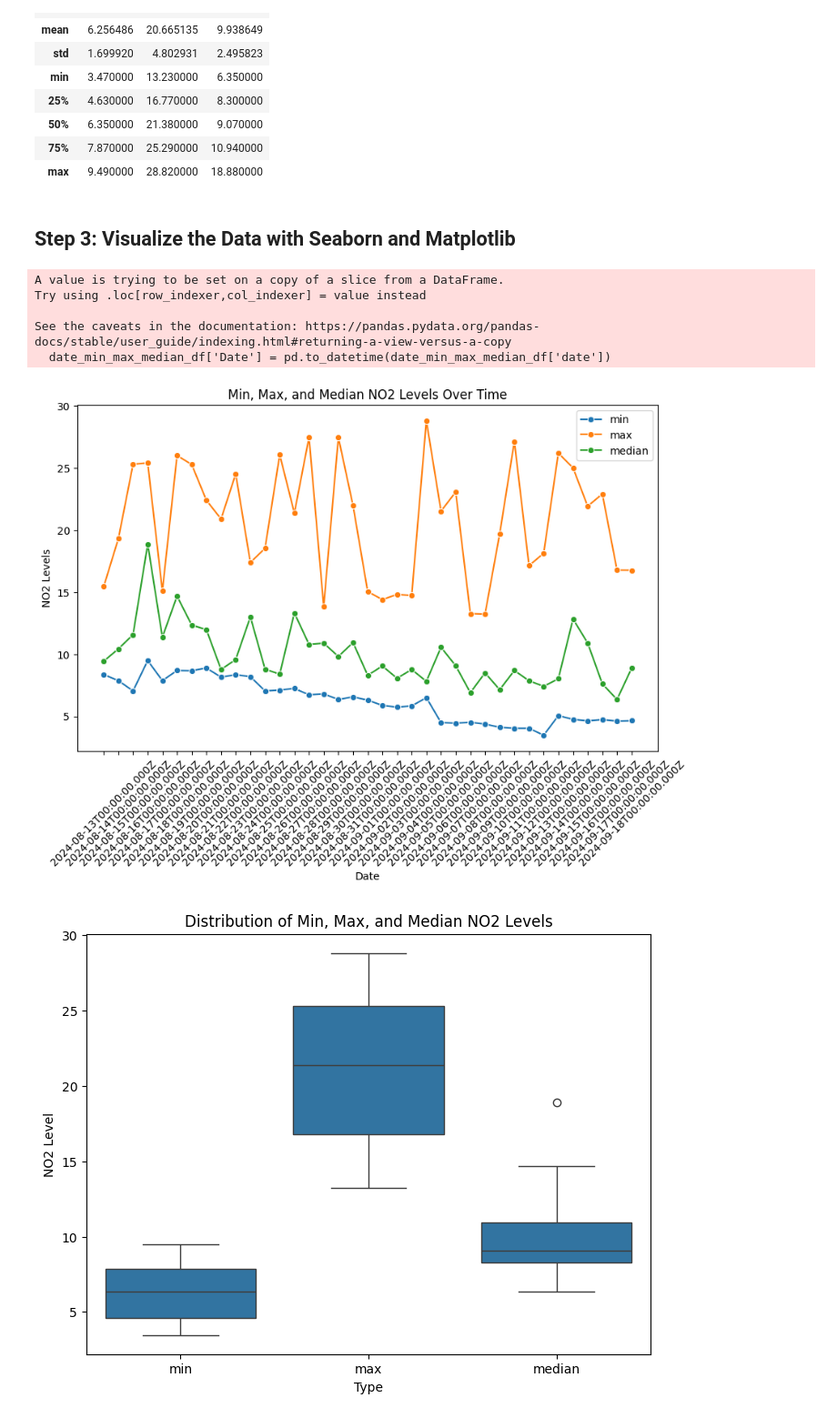
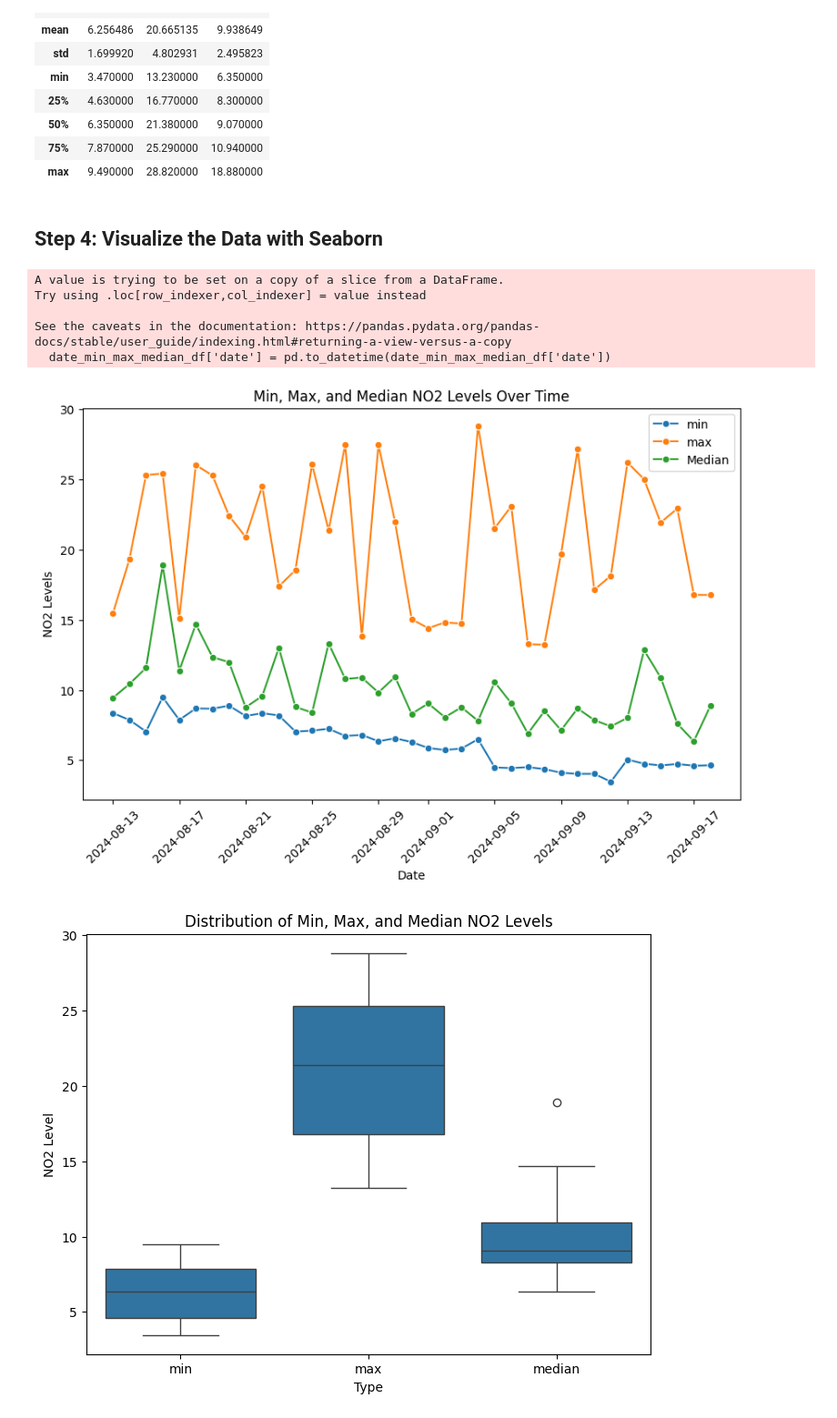
Before and after one commit to Speerfish/AQI, a Jupyter notebook: json_parsing_and_visualization-NO2-CSV.ipynb, the cells around one changed output. Shown at 91% size. Cells and saved outputs as stored; diff of their text form; code cells hidden in the pictures.

```diff
--- a/json_parsing_and_visualization-NO2-CSV.ipynb
+++ b/json_parsing_and_visualization-NO2-CSV.ipynb
@@ -77,28 +65,28 @@ summary_stats
 | 75% | 7.870000 | 25.290000 | 10.940000 |
 | max | 9.490000 | 28.820000 | 18.880000 |
 # %% [markdown]
-## Step 3: Visualize the Data with Seaborn and Matplotlib
+## Step 4: Visualize the Data with Seaborn
 # %%
 # Convert the Date column to datetime format
-date_min_max_median_df['Date'] = pd.to_datetime(date_min_max_median_df['date'])
+date_min_max_median_df['date'] = pd.to_datetime(date_min_max_median_df['date'])
 
 # Plot the Min, Max, and Median values over time
 plt.figure(figsize=(10, 6))
 sns.lineplot(x='date', y='min', data=date_min_max_median_df, marker='o', label='min')
 sns.lineplot(x='date', y='max', data=date_min_max_median_df, marker='o', label='max')
 sns.lineplot(x='date', y='median', data=date_min_max_median_df, marker='o', label='Median')
 plt.title('Min, Max, and Median NO2 Levels Over Time')
 plt.xlabel('Date')
 plt.ylabel('NO2 Levels')
 plt.xticks(rotation=45)
 plt.legend()
 plt.show()
 # %% [output]
 A value is trying to be set on a copy of a slice from a DataFrame.
 Try using .loc[row_indexer,col_indexer] = value instead
 
 See the caveats in the documentation: https://pandas.pydata.org/pandas-docs/stable/user_guide/indexing.html#returning-a-view-versus-a-copy
-  date_min_max_median_df['Date'] = pd.to_datetime(date_min_max_median_df['date'])
+  date_min_max_median_df['date'] = pd.to_datetime(date_min_max_median_df['date'])
-[figure, old version]
+[figure, new version]
 # %%
 # Melt the data for easier plotting with seaborn
```
Also changed, not shown: parts of 3 cells of this notebook, 12 other files.
